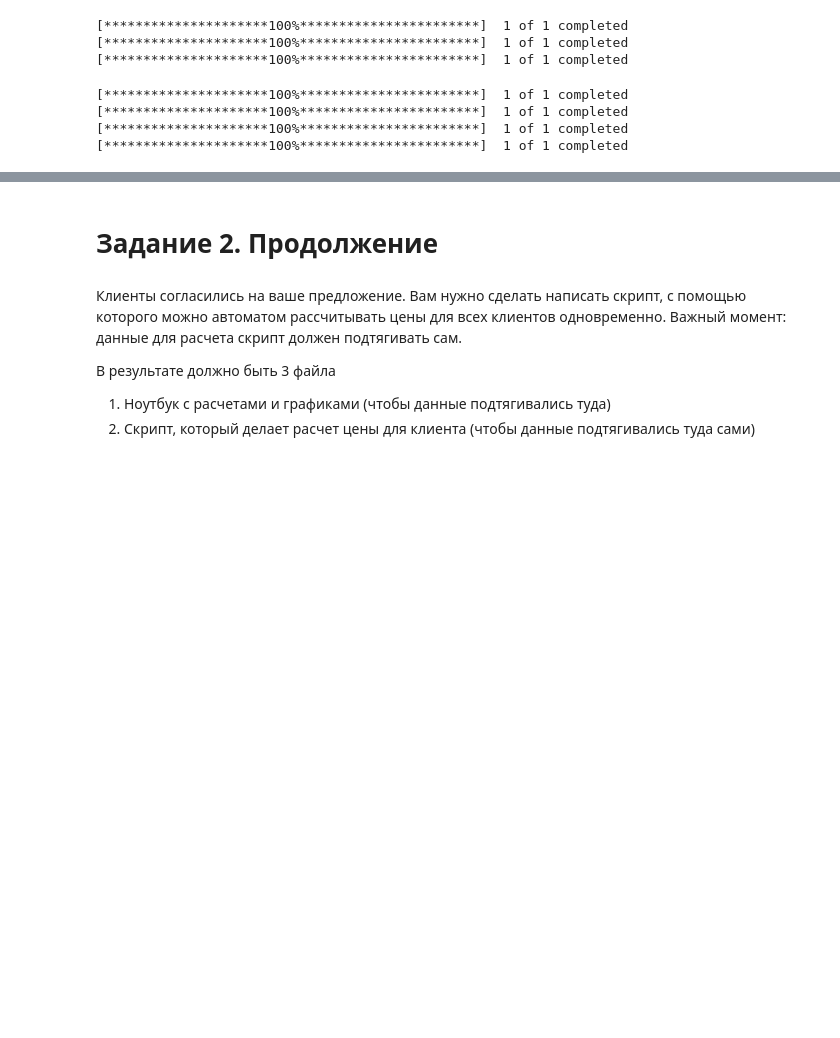
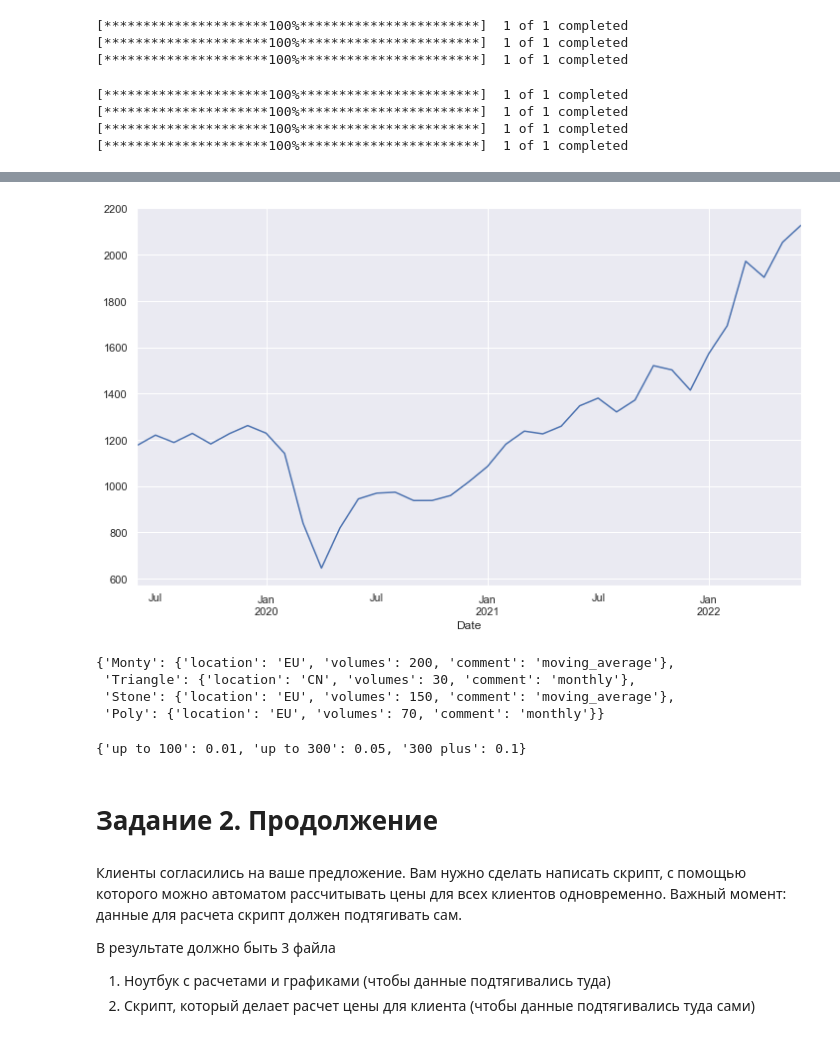
Before and after one commit to zakonreal/111, a Jupyter notebook: Lesson3/hometask/MagicWhitePowder.ipynb, the cells around one changed output, grey strips where cells are left out. Drawn from its saved outputs; the diff is of its cells as text; code cells hidden in the pictures; blank space fills up the shorter version.

```diff
--- a/Lesson3/hometask/MagicWhitePowder.ipynb
+++ b/Lesson3/hometask/MagicWhitePowder.ipynb
@@ -160,0 +184,21 @@ main_df
+# %%
+main_df['MWP_PRICE_EUR_EU_MA'] = main_df.MWP_PRICE_EUR_EU.rolling(window=3).mean()
+# %%
+from pylab import rcParams
+rcParams['figure.figsize'] = 12,7
+# %%
+# График с базовой ценой(на заводе) в евро
+main_df['MWP_PRICE_EUR'].plot();
+# %% [output]
+[figure, added]
+# %%
+customers
+# %% [output]
+{'Monty': {'location': 'EU', 'volumes': 200, 'comment': 'moving_average'},
+ 'Triangle': {'location': 'CN', 'volumes': 30, 'comment': 'monthly'},
+ 'Stone': {'location': 'EU', 'volumes': 150, 'comment': 'moving_average'},
+ 'Poly': {'location': 'EU', 'volumes': 70, 'comment': 'monthly'}}
+# %%
+discounts
+# %% [output]
+{'up to 100': 0.01, 'up to 300': 0.05, '300 plus': 0.1}
```
Also changed, not shown: parts of 13 cells of this notebook, 6 other files.
